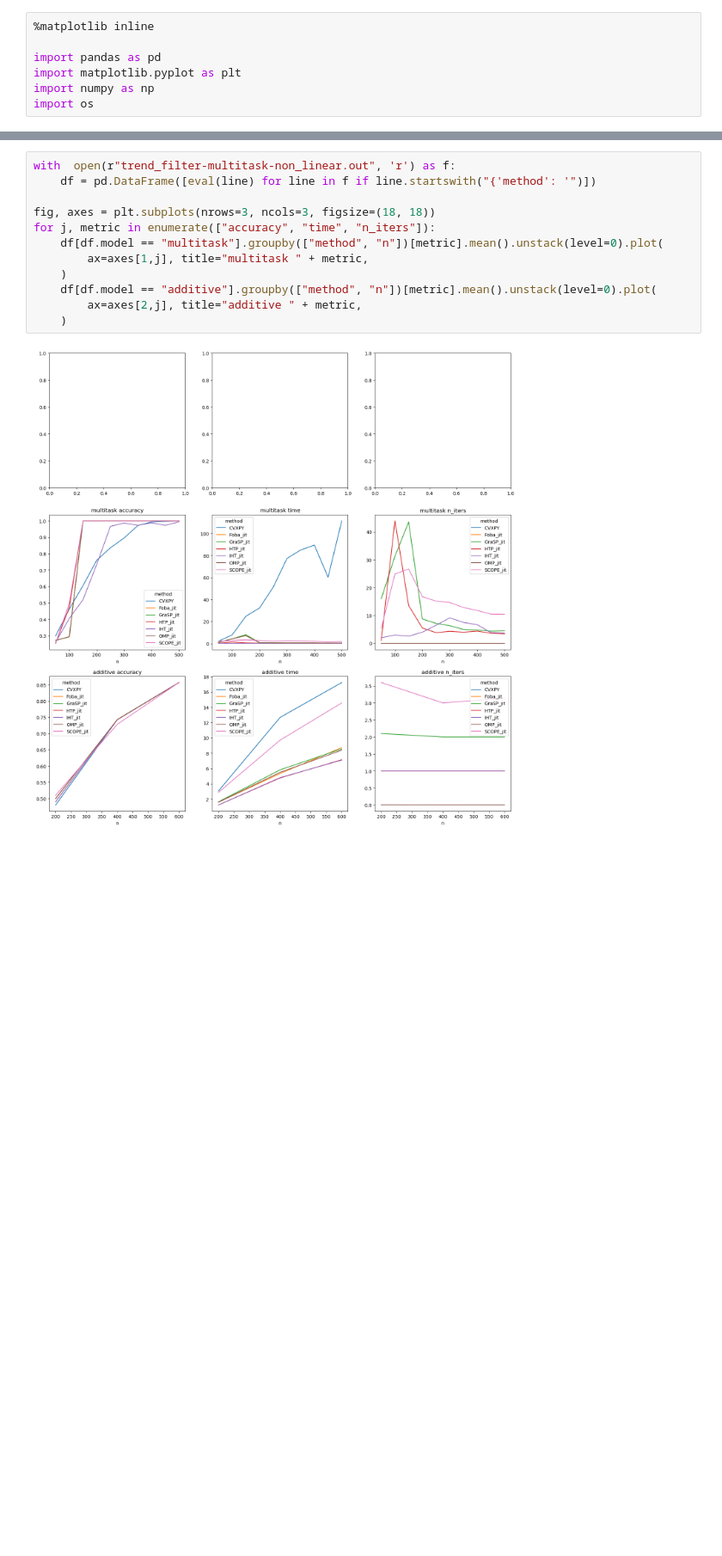
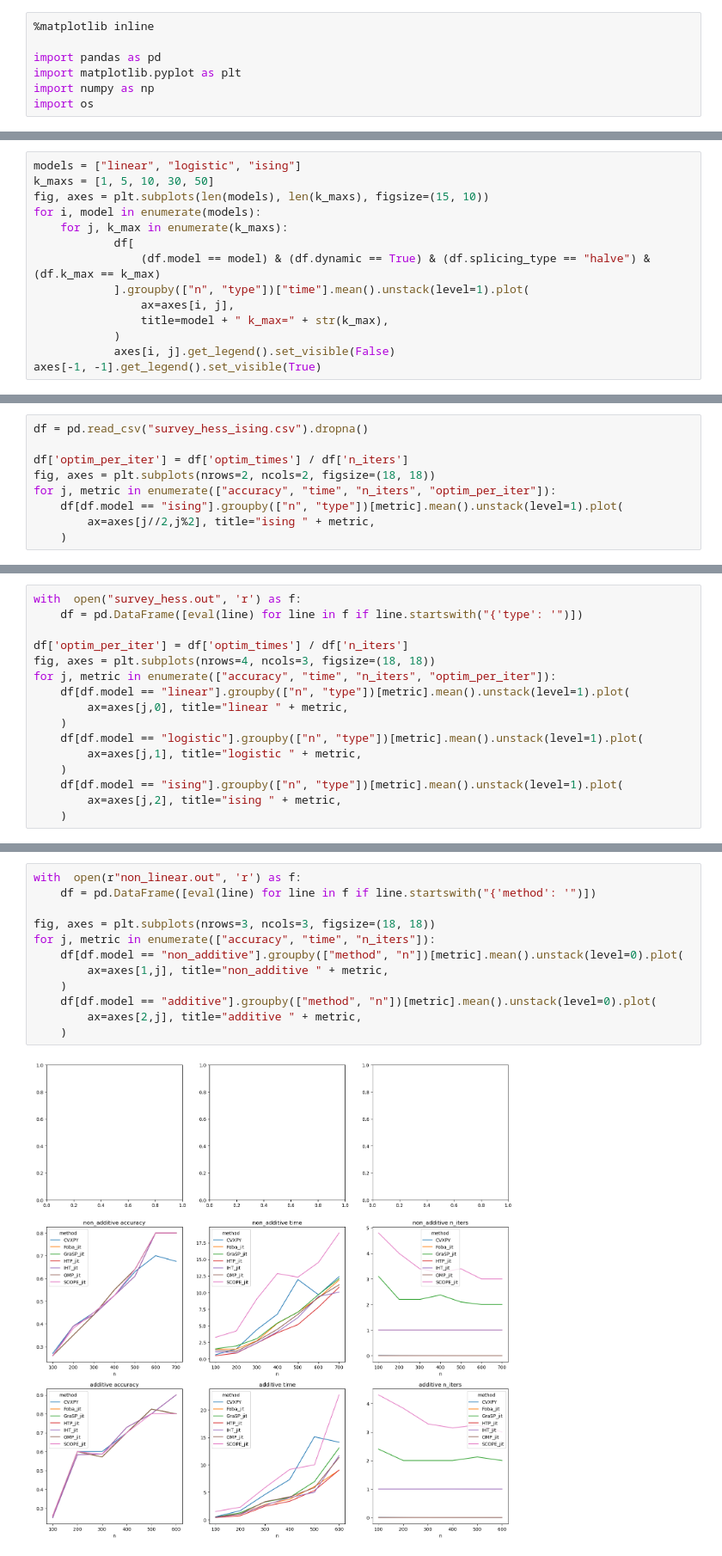
Before and after one commit to bbayukari/splicing-universal-experiment, a Jupyter notebook: skscope_result_new/plot.ipynb, the cells around one changed output, grey strips where cells are left out. Shown at 86% size. Saved outputs shown, nothing was run; the diff lists cells and outputs as text; blank space fills up the shorter version.

```diff
--- a/skscope_result_new/plot.ipynb
+++ b/skscope_result_new/plot.ipynb
@@ -7,0 +22,14 @@ import os
+# %%
+models = ["linear", "logistic", "ising"]
+k_maxs = [1, 5, 10, 30, 50]
+fig, axes = plt.subplots(len(models), len(k_maxs), figsize=(15, 10))
+for i, model in enumerate(models):
+    for j, k_max in enumerate(k_maxs):
+            df[
+                (df.model == model) & (df.dynamic == True) & (df.splicing_type == "halve") & (df.k_max == k_max)
+            ].groupby(["n", "type"])["time"].mean().unstack(level=1).plot(
+                ax=axes[i, j],
+                title=model + " k_max=" + str(k_max),
+            )
+            axes[i, j].get_legend().set_visible(False)
+axes[-1, -1].get_legend().set_visible(True)
@@ -7,0 +56,9 @@ import os
+# %%
+df = pd.read_csv("survey_hess_ising.csv").dropna()
+
+df['optim_per_iter'] = df['optim_times'] / df['n_iters']
+fig, axes = plt.subplots(nrows=2, ncols=2, figsize=(18, 18))
+for j, metric in enumerate(["accuracy", "time", "n_iters", "optim_per_iter"]):
+    df[df.model == "ising"].groupby(["n", "type"])[metric].mean().unstack(level=1).plot(
+        ax=axes[j//2,j%2], title="ising " + metric,
+    )
@@ -7,0 +67,16 @@ import os
+# %%
+with  open("survey_hess.out", 'r') as f:
+    df = pd.DataFrame([eval(line) for line in f if line.startswith("{'type': '")])
+
+df['optim_per_iter'] = df['optim_times'] / df['n_iters']
+fig, axes = plt.subplots(nrows=4, ncols=3, figsize=(18, 18))
+for j, metric in enumerate(["accuracy", "time", "n_iters", "optim_per_iter"]):
+    df[df.model == "linear"].groupby(["n", "type"])[metric].mean().unstack(level=1).plot(
+        ax=axes[j,0], title="linear " + metric,
+    )
+    df[df.model == "logistic"].groupby(["n", "type"])[metric].mean().unstack(level=1).plot(
+        ax=axes[j,1], title="logistic " + metric,
+    )
+    df[df.model == "ising"].groupby(["n", "type"])[metric].mean().unstack(level=1).plot(
+        ax=axes[j,2], title="ising " + metric,
+    )
@@ -8,17 +85,17 @@ import os
 # %%
-with  open(r"trend_filter-multitask-non_linear.out", 'r') as f:
+with  open(r"non_linear.out", 'r') as f:
     df = pd.DataFrame([eval(line) for line in f if line.startswith("{'method': '")])
 
 fig, axes = plt.subplots(nrows=3, ncols=3, figsize=(18, 18))
 for j, metric in enumerate(["accuracy", "time", "n_iters"]):
-    df[df.model == "multitask"].groupby(["method", "n"])[metric].mean().unstack(level=0).plot(
-        ax=axes[1,j], title="multitask " + metric,
+    df[df.model == "non_additive"].groupby(["method", "n"])[metric].mean().unstack(level=0).plot(
+        ax=axes[1,j], title="non_additive " + metric,
     )
     df[df.model == "additive"].groupby(["method", "n"])[metric].mean().unstack(level=0).plot(
         ax=axes[2,j], title="additive " + metric,
     )
 # %% [output]
-[figure, old version]
+[figure, new version]
 # %%
 df = pd.read_csv("linear-logistic-ising-1.csv").dropna()
 fig, axes = plt.subplots(nrows=3, ncols=3, figsize=(18, 18))
```
Also changed, not shown: parts of 5 cells of this notebook, 5 other files.
